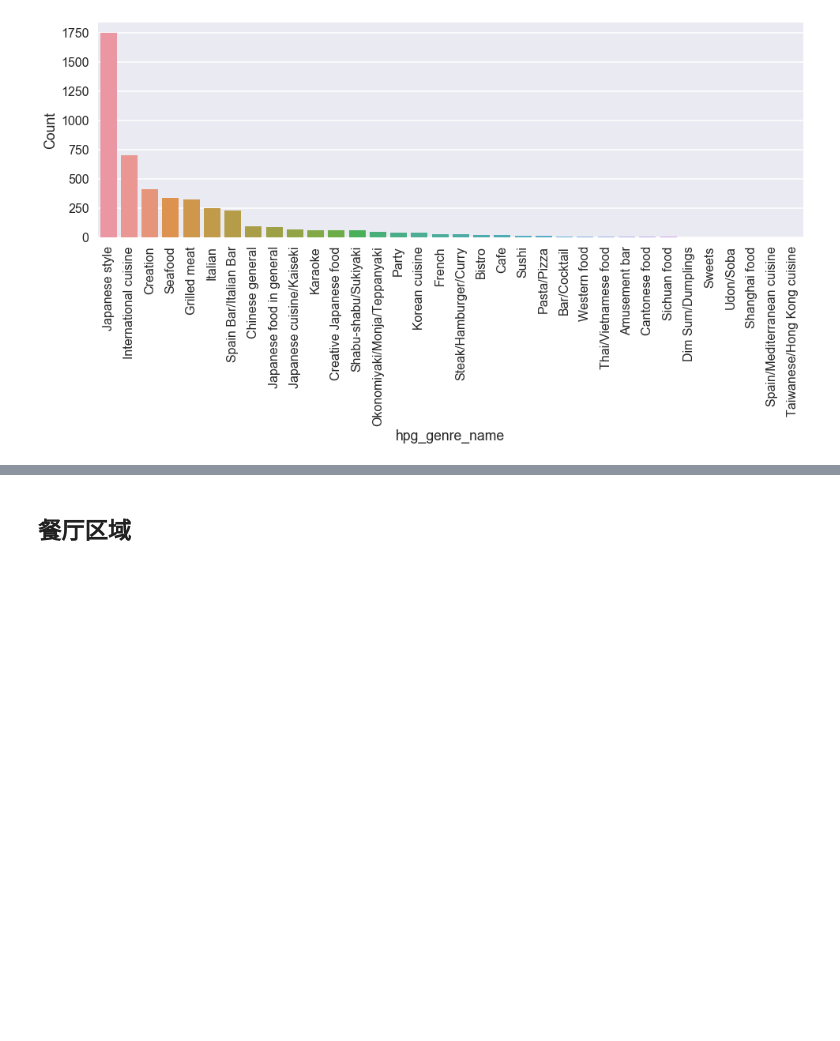
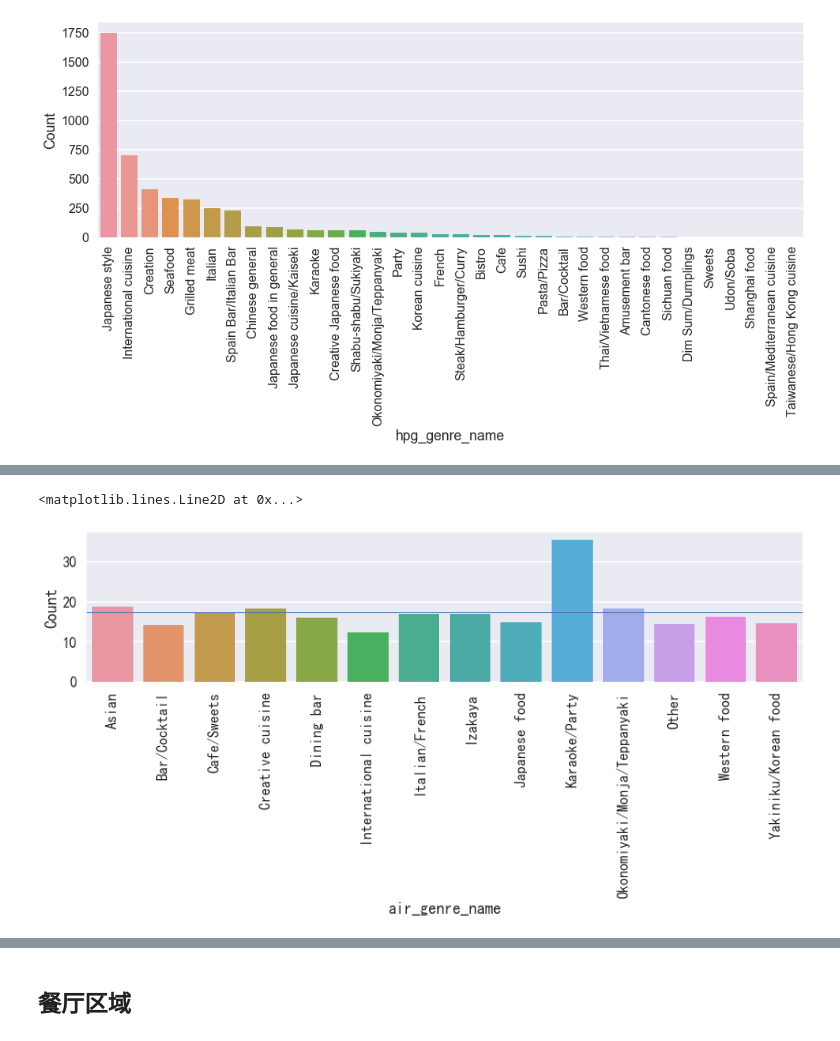
Before and after one commit to shenc3/kaggle_note, a Jupyter notebook: Recruit Restaurant Visitor Forecasting/Restaurant&Visitor.ipynb, the cells around one changed output, grey strips where cells are left out. Drawn from its saved outputs; the diff is of its cells as text; code cells hidden in the pictures; blank space fills up the shorter version.

```diff
--- a/Recruit Restaurant Visitor Forecasting/Restaurant&Visitor.ipynb
+++ b/Recruit Restaurant Visitor Forecasting/Restaurant&Visitor.ipynb
@@ -344,0 +409,8 @@ cat_cnt_plot(hs_genre_cnt, figsize=(16, 5))
+# %%
+# 各类型商家在整个时间区间上的平均客人量
+
+ax = cat_cnt_plot(visitors_x_as.groupby('air_genre_name')['visitors'].std(), figsize=(14,3))
+ax.axhline(visitors_x_as.groupby('air_genre_name')['visitors'].std().mean(), linewidth=1)
+# %% [output]
+<matplotlib.lines.Line2D at 0x...>
+[figure, added]
```
Also changed, not shown: parts of 11 cells of this notebook.
